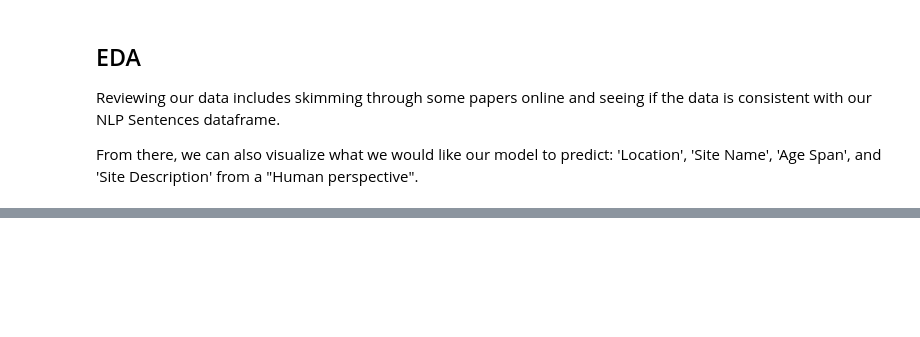
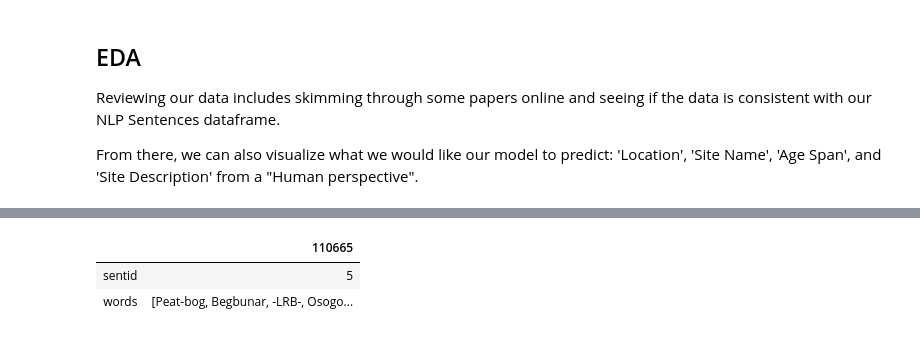
Before and after one commit to throughput-ec/UnacquiredSites, a Jupyter notebook: ML_Record_Mining_JN.ipynb, the cells around one changed output, grey strips where cells are left out. Saved outputs shown, nothing was run; the diff lists cells and outputs as text; code cells hidden in the pictures; blank space fills up the shorter version.

```diff
--- a/ML_Record_Mining_JN.ipynb
+++ b/ML_Record_Mining_JN.ipynb
@@ -112,5 +117,5 @@ def order_article(article_id):
     Returns:
     article ordered by sentence index
     '''
-    article = nlp_sentences[nlp_sentences['docid'] == article_id]
+    article = nlp_sentences[nlp_sentences['_gddid'] == article_id]
     return article[['sentid', 'words']].sort_values(by = 'sentid')
@@ -236,0 +213,7 @@ Skimmed info:
+# %%
+# Try to see the exact location. Wont show last few words.
+pd.DataFrame(order_article('58d29193cf58f14928755ba5').iloc[4])
+# %% [output]
+|  | 110665 |
+| sentid | 5 |
+| words | [Peat-bog, Begbunar, -LRB-, Osogo... |
```
Also changed, not shown: parts of 34 cells of this notebook, 2 other files.
